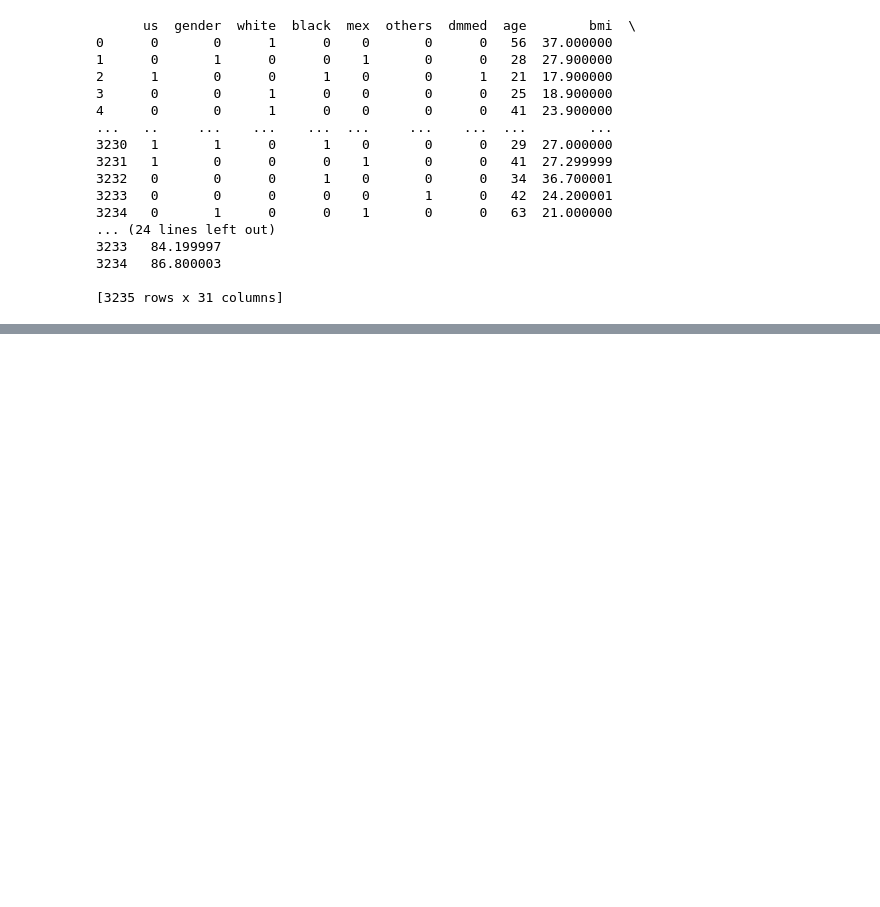
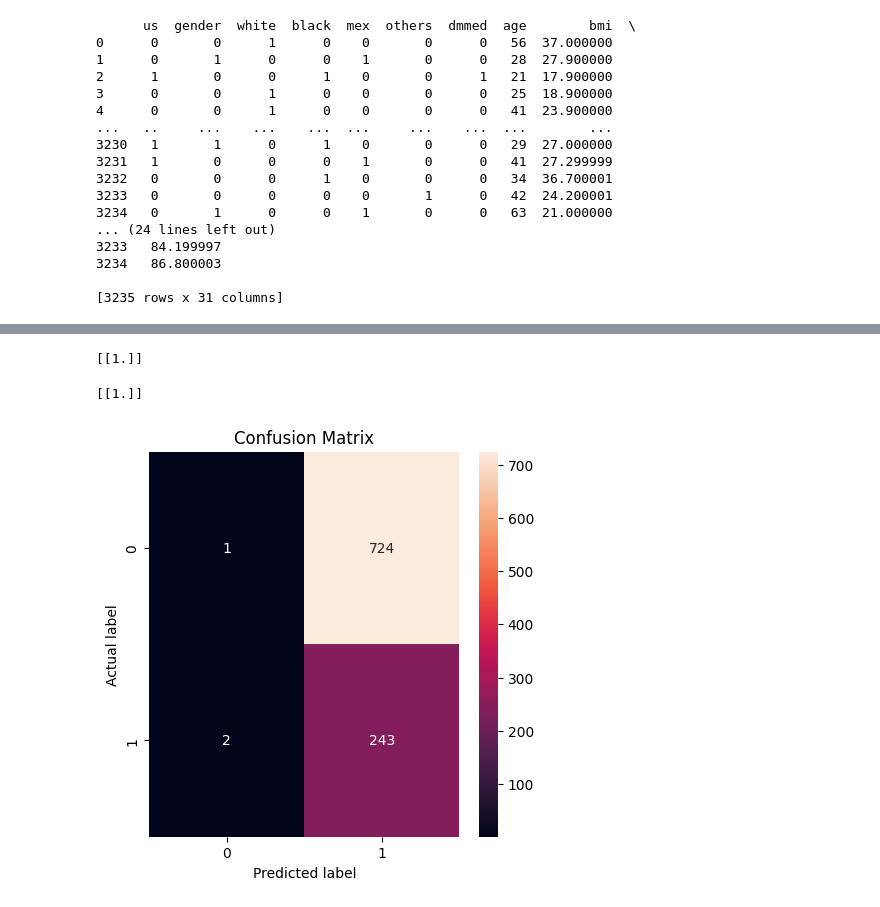
Before and after one commit to lakshmi-warrier/nafld-detection, a Jupyter notebook: nafld.ipynb, the cells around one changed output, grey strips where cells are left out. Drawn from its saved outputs; the diff is of its cells as text; code cells hidden in the pictures; blank space fills up the shorter version.

Commit message:
connect model and ui

```diff
--- a/nafld.ipynb
+++ b/nafld.ipynb
@@ -332 +331,40 @@ Non-trainable params: 0 (0.00 Byte)
 _________________________________________________________________
+# %%
+input = [108.5, 5, 37, 0.878, 84.9, 7.89, 171, 14]
+input = np.array(input)
+input = input.reshape(1,8)
+output = model.predict(input)
+print(output)
+# %% [output]
+[[1.]]
+# %%
+input = [64.2, 9.9, 17.9, 0.021, 142.6, 17.41,76, 9]
+input = np.array(input)
+input = input.reshape(1,8)
+output = model.predict(input)
+print(output)
+# %% [output]
+[[1.]]
+# %%
+#  print confusion matrix of the test set
+from sklearn.metrics import confusion_matrix
+import seaborn as sns
+import matplotlib.pyplot as plt
+import numpy as np
+
+# Get the predictions on the test set
+test_predictions = model.predict(val_data1)
+test_predictions = np.round(test_predictions)  # Convert probabilities to binary predictions
+
+# Get the confusion matrix
+cm = confusion_matrix(val_labels, test_predictions)
+
+# Plot the confusion matrix
+plt.figure(figsize=(5, 5))
+sns.heatmap(cm, annot=True, fmt='g')
+plt.title('Confusion Matrix')
+plt.ylabel('Actual label')
+plt.xlabel('Predicted label')
+plt.show()
+# %% [output]
+[figure, added]
```
Also changed, not shown: parts of 8 cells of this notebook, 3 other files.
